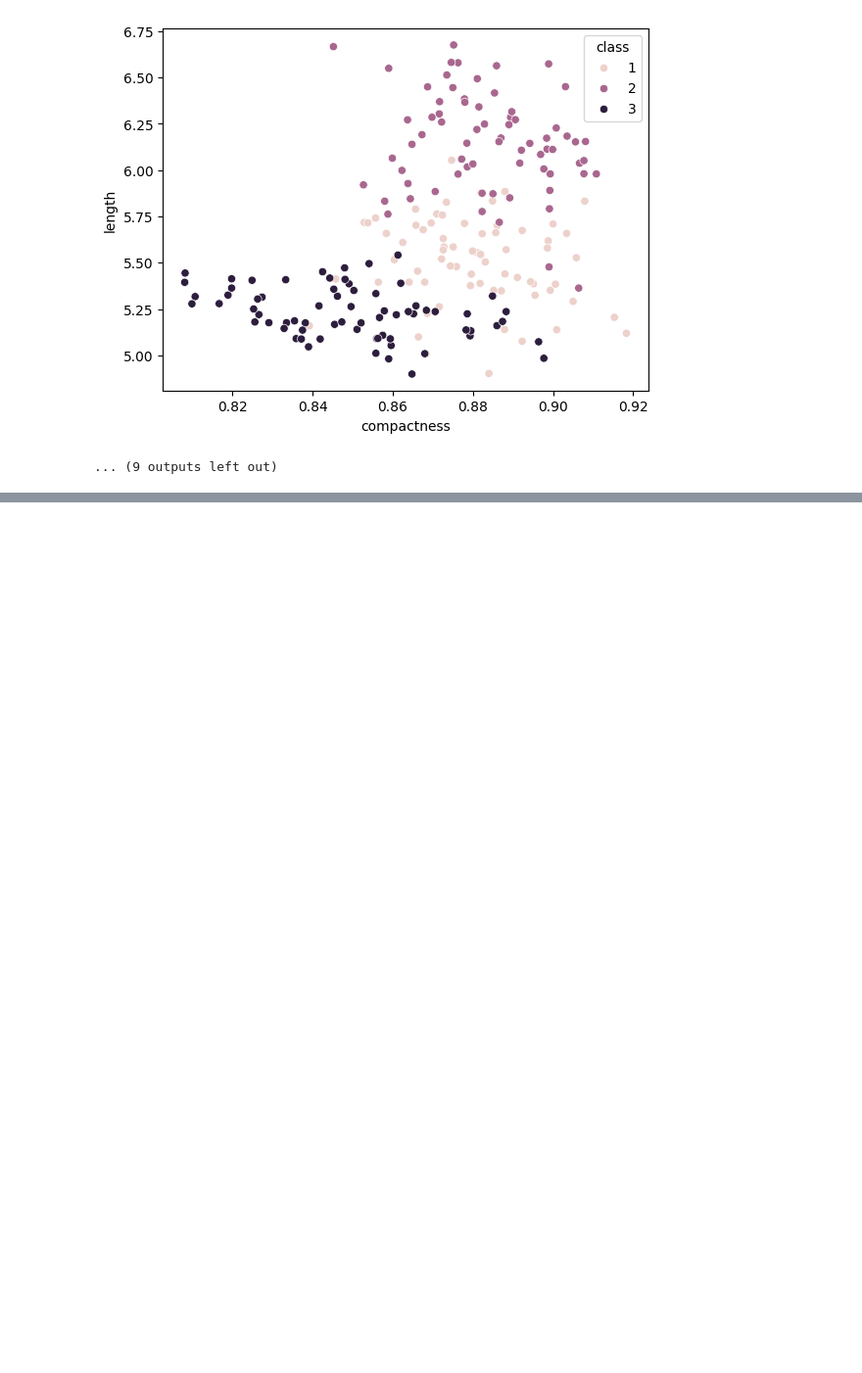
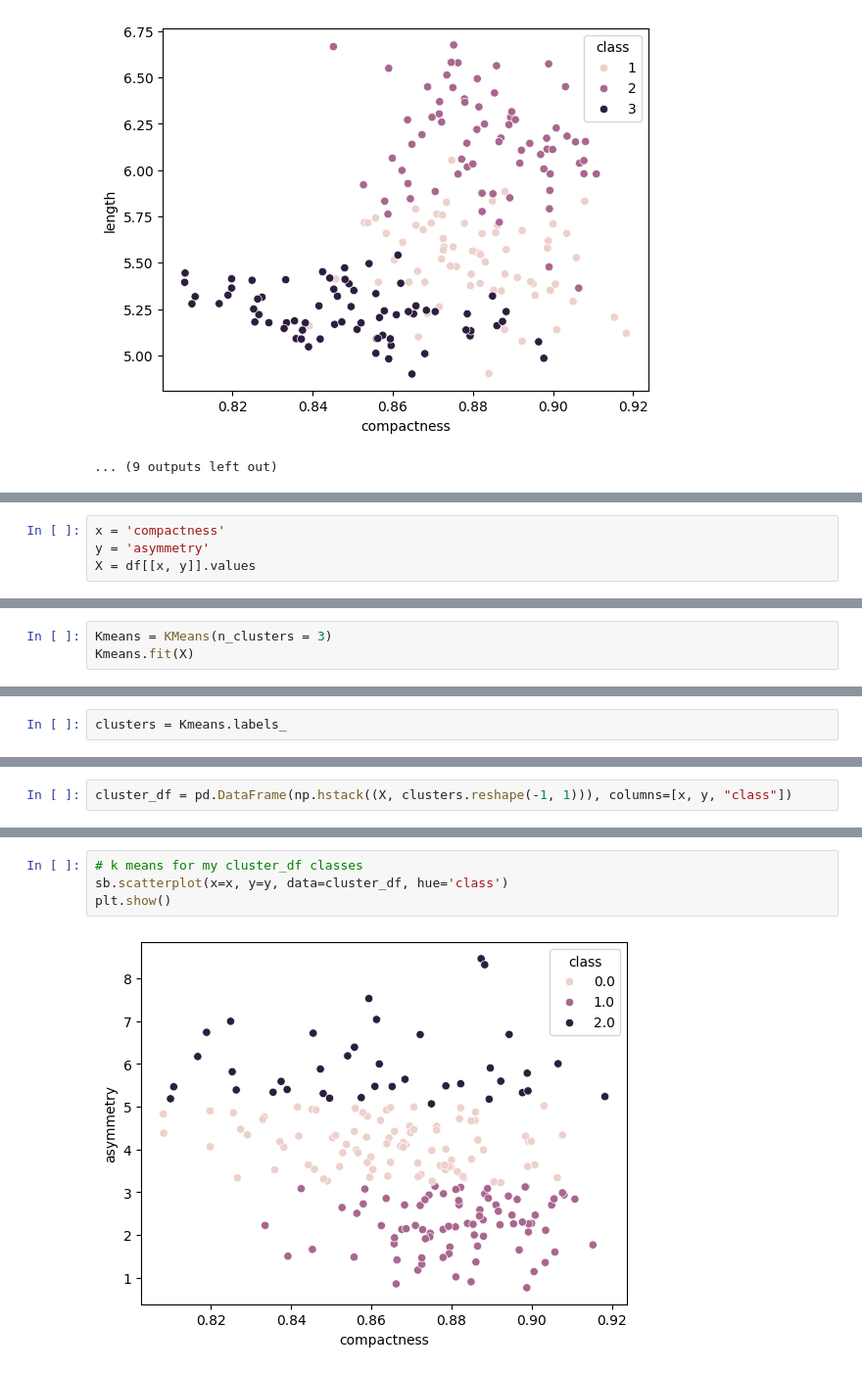
Before and after one commit to prajwalp111/ML, a Jupyter notebook: wheat_seed_ml/Wheat_seed.ipynb, the cells around one changed output, grey strips where cells are left out. Shown at 98% size. Drawn from its saved outputs; the diff is of its cells as text; blank space fills up the shorter version.

```diff
--- a/wheat_seed_ml/Wheat_seed.ipynb
+++ b/wheat_seed_ml/Wheat_seed.ipynb
@@ -40,0 +51,4 @@ for i in range(len(cols)-1):
+# %%
+x = 'compactness'
+y = 'asymmetry'
+X = df[[x, y]].values
@@ -40,0 +57,3 @@ for i in range(len(cols)-1):
+# %%
+Kmeans = KMeans(n_clusters = 3)
+Kmeans.fit(X)
@@ -40,0 +62,2 @@ for i in range(len(cols)-1):
+# %%
+clusters = Kmeans.labels_
@@ -40,0 +92,2 @@ for i in range(len(cols)-1):
+# %%
+cluster_df = pd.DataFrame(np.hstack((X, clusters.reshape(-1, 1))), columns=[x, y, "class"])
@@ -40,0 +112,6 @@ for i in range(len(cols)-1):
+# %%
+# k means for my cluster_df classes
+sb.scatterplot(x=x, y=y, data=cluster_df, hue='class')
+plt.show()
+# %% [output]
+[figure, added]
```
Also changed, not shown: parts of 30 cells of this notebook.
